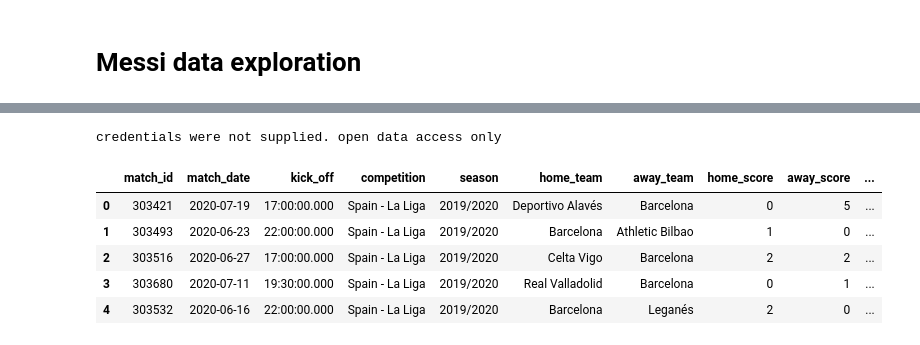
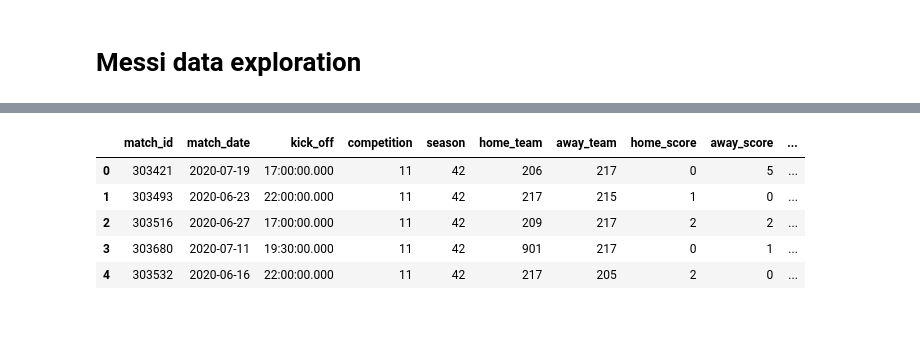
Before and after one commit to deacona/the-ball-is-round, a Jupyter notebook: notebooks/messi_01_finding_leo.ipynb, the cells around one changed output, grey strips where cells are left out. Drawn from its saved outputs; the diff is of its cells as text; code cells hidden in the pictures.

```diff
--- a/notebooks/messi_01_finding_leo.ipynb
+++ b/notebooks/messi_01_finding_leo.ipynb
@@ -39,10 +41,9 @@ comps[comps.country_name == "Spain"].describe(include="all")
 # %%
-sb.matches(competition_id=11, season_id=42).head(5)
+sb.Matches(event_id=11, season_id=42).get_dataframe().head(5)
 # %% [output]
-credentials were not supplied. open data access only
 |  | match_id | match_date | kick_off | competition | season | home_team | away_team | home_score | away_score | ... |
-| 0 | 303421 | 2020-07-19 | 17:00:00.000 | Spain - La Liga | 2019/2020 | Deportivo Alavés | Barcelona | 0 | 5 | ... |
-| 1 | 303493 | 2020-06-23 | 22:00:00.000 | Spain - La Liga | 2019/2020 | Barcelona | Athletic Bilbao | 1 | 0 | ... |
-| 2 | 303516 | 2020-06-27 | 17:00:00.000 | Spain - La Liga | 2019/2020 | Celta Vigo | Barcelona | 2 | 2 | ... |
-| 3 | 303680 | 2020-07-11 | 19:30:00.000 | Spain - La Liga | 2019/2020 | Real Valladolid | Barcelona | 0 | 1 | ... |
-| 4 | 303532 | 2020-06-16 | 22:00:00.000 | Spain - La Liga | 2019/2020 | Barcelona | Leganés | 2 | 0 | ... |
+| 0 | 303421 | 2020-07-19 | 17:00:00.000 | 11 | 42 | 206 | 217 | 0 | 5 | ... |
+| 1 | 303493 | 2020-06-23 | 22:00:00.000 | 11 | 42 | 217 | 215 | 1 | 0 | ... |
+| 2 | 303516 | 2020-06-27 | 17:00:00.000 | 11 | 42 | 209 | 217 | 2 | 2 | ... |
+| 3 | 303680 | 2020-07-11 | 19:30:00.000 | 11 | 42 | 901 | 217 | 0 | 1 | ... |
+| 4 | 303532 | 2020-06-16 | 22:00:00.000 | 11 | 42 | 217 | 205 | 2 | 0 | ... |
```
Also changed, not shown: parts of 29 cells of this notebook, 2 other files.
